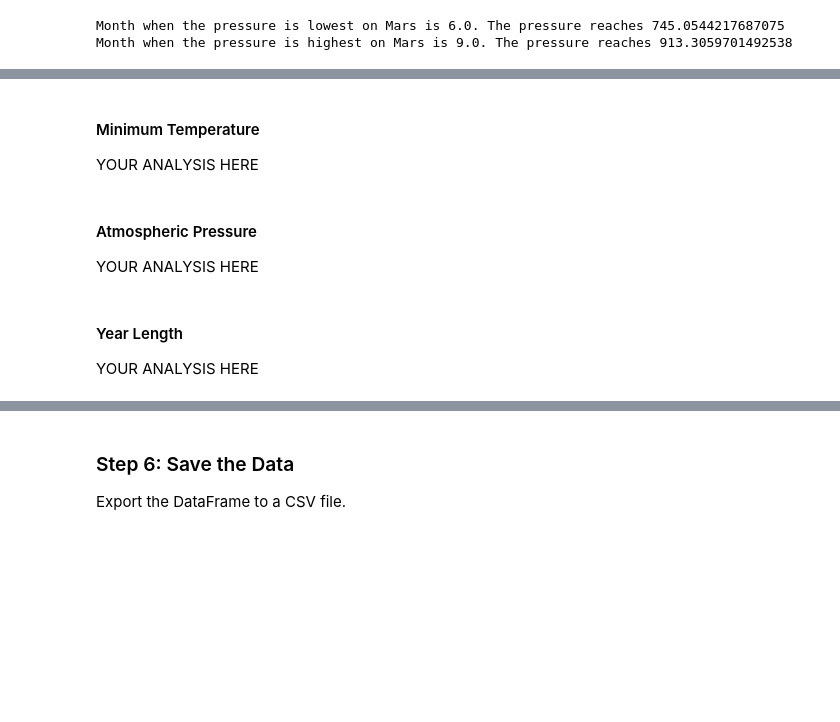
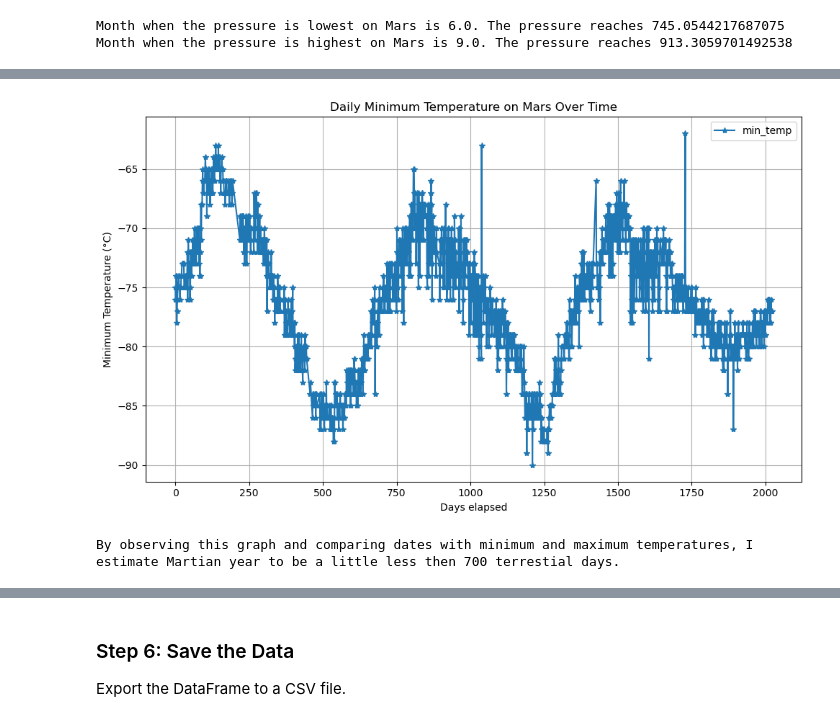
Before and after one commit to mascee/mars-challenge, a Jupyter notebook: part_2_mars_weather.ipynb, the cells around one changed output, grey strips where cells are left out. Drawn from its saved outputs; the diff is of its cells as text; code cells hidden in the pictures; blank space fills up the shorter version.

Commit message:
Updated weather file, added result graphs to Output_Images folder, added analysis

```diff
--- a/part_2_mars_weather.ipynb
+++ b/part_2_mars_weather.ipynb
@@ -313,12 +312,26 @@ Month when the pressure is highest on Mars is 9.0. The pressure reaches 913.3059
-# %% [markdown]
-#### Minimum Temperature
-
-YOUR ANALYSIS HERE
-# %% [markdown]
-#### Atmospheric Pressure
-
-YOUR ANALYSIS HERE
-# %% [markdown]
-#### Year Length
-
-YOUR ANALYSIS HERE
+# %%
+# 5. How many terrestrial (Earth) days are there in a Martian year?
+# Visually estimate the result by plotting the daily minimum temperature of each observation in the data set.
+# Convert the 'terrestrial_date' column to datetime format
+df['terrestrial_date'] = pd.to_datetime(df['terrestrial_date'])
+#Calculate number of days elapsed
+df['days_elapsed'] = (df['terrestrial_date'] - df['terrestrial_date'].min()).dt.days
+
+# Plot the daily minimum temperature over time
+df.plot(x='days_elapsed', y='min_temp', marker='*', linestyle='-', figsize=(10, 6))
+
+# Add titles and labels
+plt.title('Daily Minimum Temperature on Mars Over Time')
+plt.xlabel('Days elapsed')
+plt.ylabel('Minimum Temperature (°C)')
+plt.grid()
+
+# Show the plot
+plt.tight_layout()
+plt.savefig('Daily_Min_Temp_Mars.jpg', format='jpeg')
+plt.show()
+
+print("By observing this graph and comparing dates with minimum and maximum temperatures, I estimate Martian year to be a little less then 700 terrestial days.")
+# %% [output]
+[figure, added]
+By observing this graph and comparing dates with minimum and maximum temperatures, I estimate Martian year to be a little less then 700 terrestial days.
```
Also changed, not shown: parts of 9 cells of this notebook, 13 other files.
